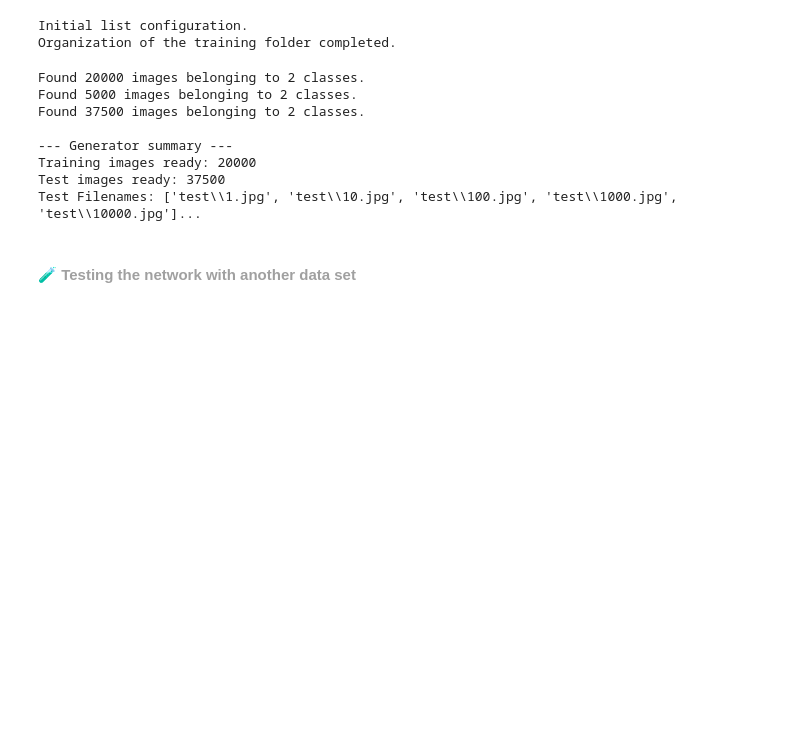
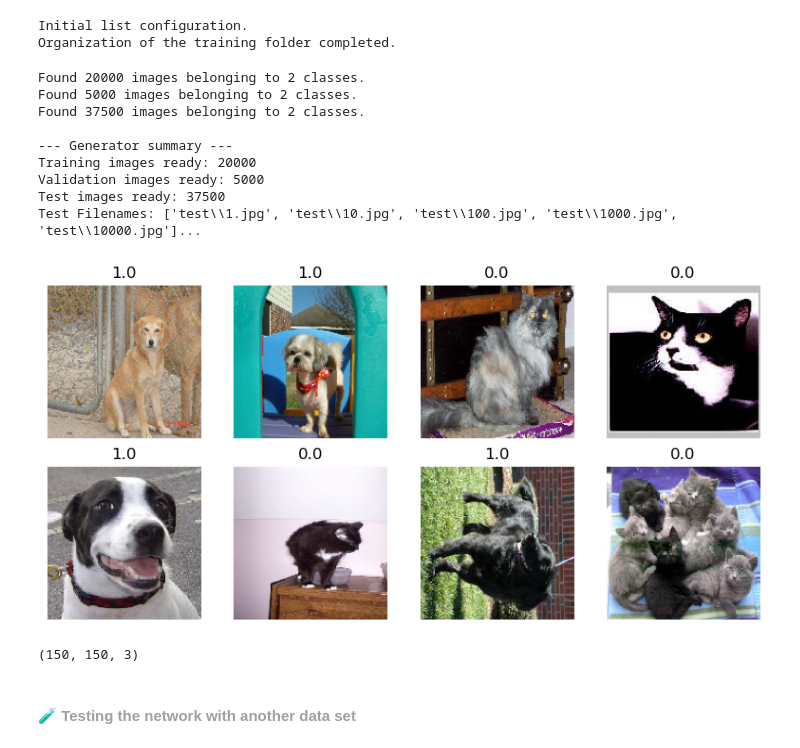
Before and after one commit to Miguel9Angel/TensorFlow-Projects, a Jupyter notebook: Level 2 NPL and Transfer Learning/notebooks/dogs_vs_cats.ipynb, the cells around one changed output. Cells and saved outputs as stored; diff of their text form; code cells hidden in the pictures; blank space fills up the shorter version.

```diff
--- a/Level 2 NPL and Transfer Learning/notebooks/dogs_vs_cats.ipynb
+++ b/Level 2 NPL and Transfer Learning/notebooks/dogs_vs_cats.ipynb
@@ -113,6 +113,7 @@ test_generator = test_datagen.flow_from_directory(
 
 print("\n--- Generator summary ---")
 print(f"Training images ready: {train_generator.samples}")
+print(f"Validation images ready: {validation_generator.samples}")
 print(f"Test images ready: {test_generator.samples}")
 
 test_filenames = test_generator.filenames
@@ -124,5 +125,27 @@ Found 37500 images belonging to 2 classes.
 
 --- Generator summary ---
 Training images ready: 20000
+Validation images ready: 5000
 Test images ready: 37500
 Test Filenames: ['test\\1.jpg', 'test\\10.jpg', 'test\\100.jpg', 'test\\1000.jpg', 'test\\10000.jpg']...
+# %%
+import matplotlib.pyplot as plt
+
+img_batch, labels_batch = next(train_generator)
+img_show = img_batch[:8]
+labels_show = labels_batch[:8]
+
+fig, axes = plt.subplots(nrows=2, ncols=4, figsize=(8,4))
+for i, ax in enumerate(axes.flat):
+    ax.imshow(img_show[i])
+    ax.set_title(labels_show[i])
+    ax.axis('off')
+
+plt.tight_layout()
+plt.show()
+# %% [output]
+[figure, added]
+# %%
+img_show[1].shape
+# %% [output]
+(150, 150, 3)
```
Also changed, not shown: parts of 2 cells of this notebook.
